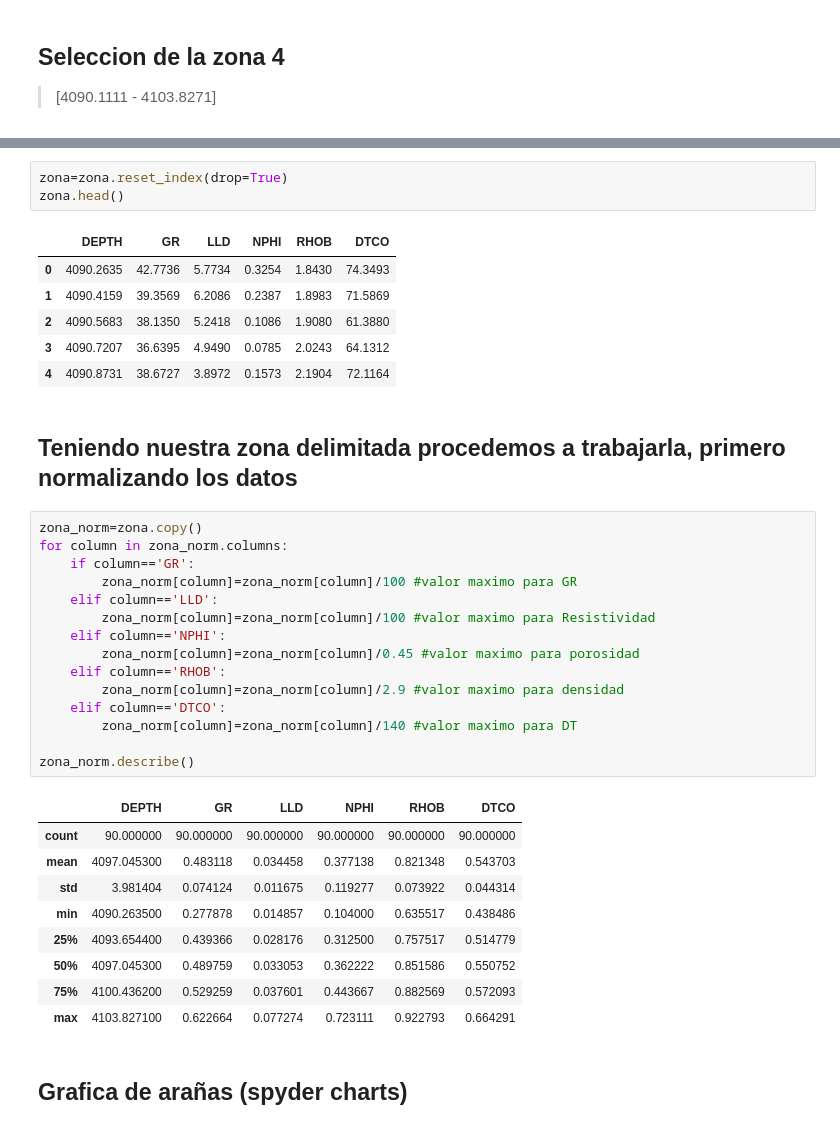
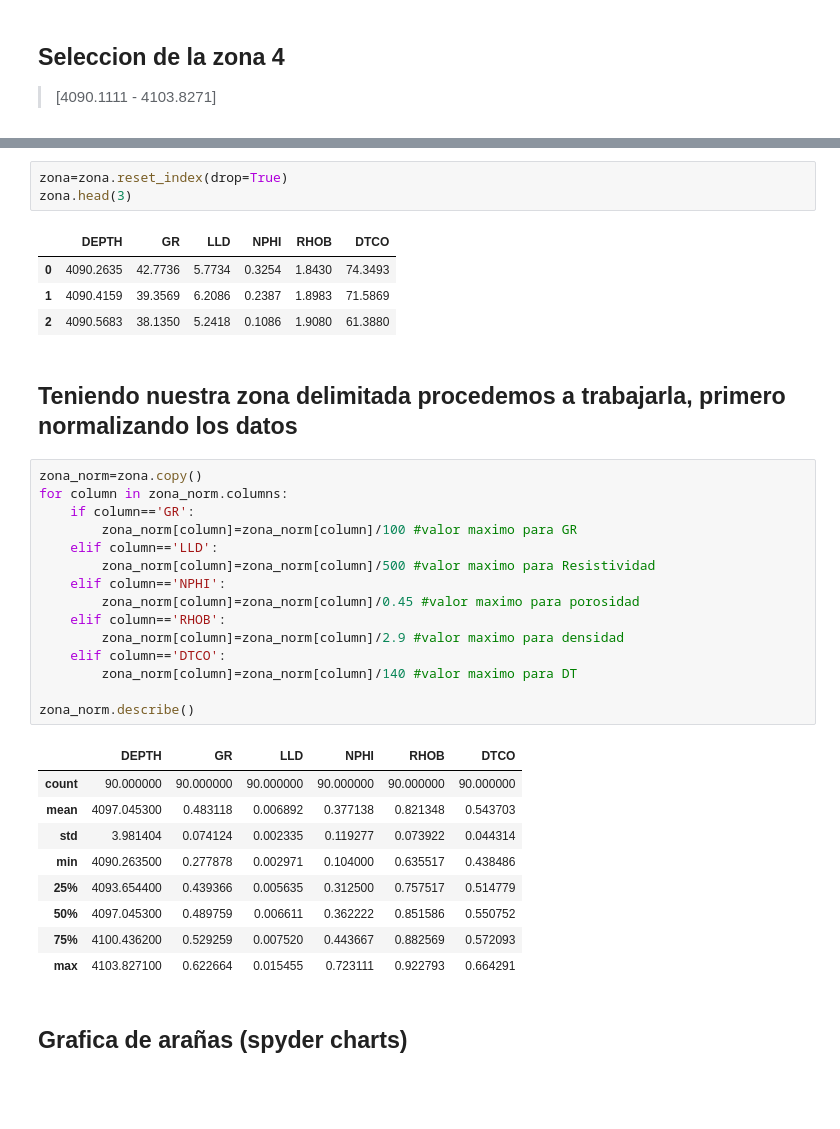
Before and after one commit to esia0120/fisicarocas, a Jupyter notebook: 3. electrofacies.ipynb, the cells around one changed output, grey strips where cells are left out. Cells and saved outputs as stored; diff of their text form; blank space fills up the shorter version.

```diff
--- a/3. electrofacies.ipynb
+++ b/3. electrofacies.ipynb
@@ -203,13 +183,11 @@ zona.head()
 # %%
 zona=zona.reset_index(drop=True)
-zona.head()
+zona.head(3)
 # %% [output]
 |  | DEPTH | GR | LLD | NPHI | RHOB | DTCO |
 | 0 | 4090.2635 | 42.7736 | 5.7734 | 0.3254 | 1.8430 | 74.3493 |
 | 1 | 4090.4159 | 39.3569 | 6.2086 | 0.2387 | 1.8983 | 71.5869 |
 | 2 | 4090.5683 | 38.1350 | 5.2418 | 0.1086 | 1.9080 | 61.3880 |
-| 3 | 4090.7207 | 36.6395 | 4.9490 | 0.0785 | 2.0243 | 64.1312 |
-| 4 | 4090.8731 | 38.6727 | 3.8972 | 0.1573 | 2.1904 | 72.1164 |
 # %% [markdown]
 ## Teniendo nuestra zona delimitada procedemos a trabajarla, primero normalizando los datos
 # %%
@@ -218,7 +196,7 @@ for column in zona_norm.columns:
     if column=='GR':
         zona_norm[column]=zona_norm[column]/100 #valor maximo para GR
     elif column=='LLD':
-        zona_norm[column]=zona_norm[column]/100 #valor maximo para Resistividad
+        zona_norm[column]=zona_norm[column]/500 #valor maximo para Resistividad
     elif column=='NPHI':
         zona_norm[column]=zona_norm[column]/0.45 #valor maximo para porosidad
     elif column=='RHOB':
@@ -230,13 +208,13 @@ zona_norm.describe()
 # %% [output]
 |  | DEPTH | GR | LLD | NPHI | RHOB | DTCO |
 | count | 90.000000 | 90.000000 | 90.000000 | 90.000000 | 90.000000 | 90.000000 |
-| mean | 4097.045300 | 0.483118 | 0.034458 | 0.377138 | 0.821348 | 0.543703 |
-| std | 3.981404 | 0.074124 | 0.011675 | 0.119277 | 0.073922 | 0.044314 |
-| min | 4090.263500 | 0.277878 | 0.014857 | 0.104000 | 0.635517 | 0.438486 |
-| 25% | 4093.654400 | 0.439366 | 0.028176 | 0.312500 | 0.757517 | 0.514779 |
-| 50% | 4097.045300 | 0.489759 | 0.033053 | 0.362222 | 0.851586 | 0.550752 |
-| 75% | 4100.436200 | 0.529259 | 0.037601 | 0.443667 | 0.882569 | 0.572093 |
-| max | 4103.827100 | 0.622664 | 0.077274 | 0.723111 | 0.922793 | 0.664291 |
+| mean | 4097.045300 | 0.483118 | 0.006892 | 0.377138 | 0.821348 | 0.543703 |
+| std | 3.981404 | 0.074124 | 0.002335 | 0.119277 | 0.073922 | 0.044314 |
+| min | 4090.263500 | 0.277878 | 0.002971 | 0.104000 | 0.635517 | 0.438486 |
+| 25% | 4093.654400 | 0.439366 | 0.005635 | 0.312500 | 0.757517 | 0.514779 |
+| 50% | 4097.045300 | 0.489759 | 0.006611 | 0.362222 | 0.851586 | 0.550752 |
+| 75% | 4100.436200 | 0.529259 | 0.007520 | 0.443667 | 0.882569 | 0.572093 |
+| max | 4103.827100 | 0.622664 | 0.015455 | 0.723111 | 0.922793 | 0.664291 |
 # %% [markdown]
 ## Grafica de arañas (spyder charts)
 # %%
```
Also changed, not shown: parts of 15 cells of this notebook.
